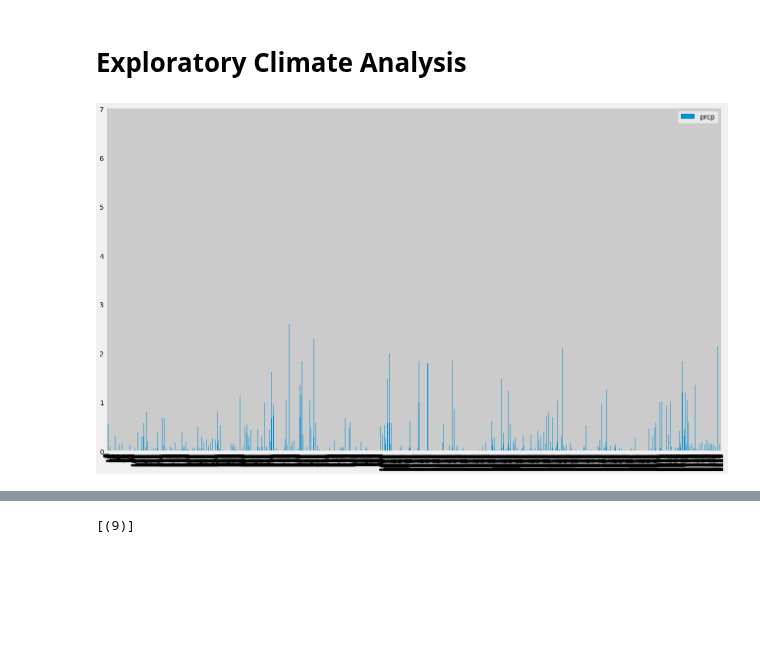
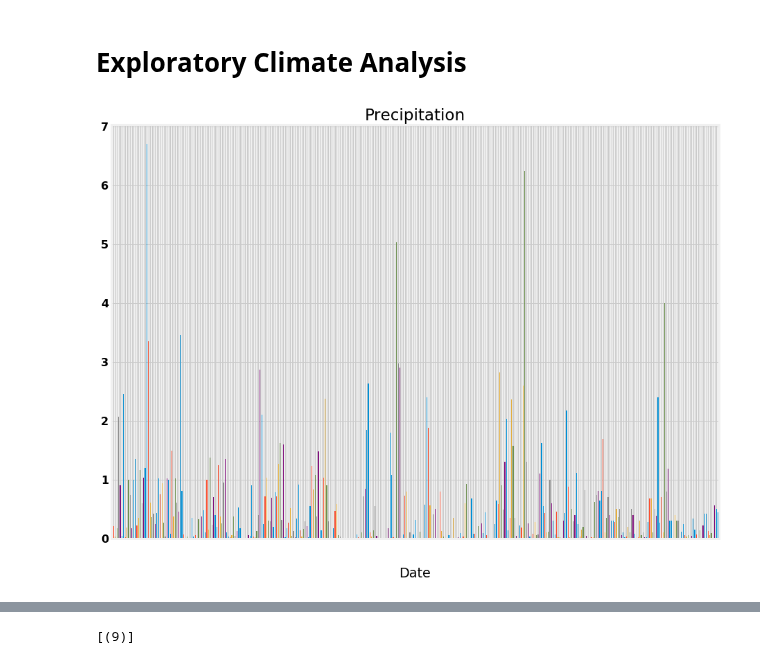
Before and after one commit to theodoremoreland/HawaiiClimateDataAPI, a Jupyter notebook: Homework/climate_starter.ipynb, the cells around one changed output, grey strips where cells are left out. Drawn from its saved outputs; the diff is of its cells as text; code cells hidden in the pictures; blank space fills up the shorter version.

Commit message:
Completed first graph.

```diff
--- a/Homework/climate_starter.ipynb
+++ b/Homework/climate_starter.ipynb
@@ -40,27 +40,35 @@ session = Session(engine)
 # %%
 # Design a query to retrieve the last 12 months of precipitation data and plot the results
 inspector = inspect(engine)
 
-columns_tb1 = inspector.get_columns('measurement') #id(int), station(txt), date(txt), prcp(flt), tobs(flt)
-columns_tb2 = inspector.get_columns('station') #id(int), station(txt), name(txt), latitude(flt), longitude(flt), elevation(flt)
+columns_tbl1 = inspector.get_columns('measurement') #id(int), station(txt), date(txt), prcp(flt), tobs(flt)
+columns_tbl2 = inspector.get_columns('station') #id(int), station(txt), name(txt), latitude(flt), longitude(flt), elevation(flt)
 
+# Calculate the date 1 year ago from the last data point in the database
 last_date = session.query(Measurement.date).order_by(Measurement.date.desc()).first()[0]
-one_year_ago = str(int(last_date[0:4]) - 1) + last_date[4:]
+one_year_ago = str(int(last_date[0:4]) - 1) + last_date[4:8] + str(int(last_date[8:10]) + 1)
 
+# Perform a query to retrieve the data and precipitation scores
 prcp_last_12_months = session.query(Measurement.date, Measurement.prcp).order_by(Measurement.date.desc())\
     .filter(func.strftime("%Y-%m-%d", Measurement.date) >= one_year_ago).all()
-
-# Calculate the date 1 year ago from the last data point in the database
-prcp_last_12_months
-# Perform a query to retrieve the data and precipitation scores
 
 # Save the query results as a Pandas DataFrame and set the index to the date column
 df = pd.DataFrame(prcp_last_12_months).set_index("date")
 
 # Sort the dataframe by date
-df.head()
+df2 = df.copy().fillna(value=0)
+df3 = df2.sort_values("date", ascending=True).iloc[0:]
+high = df3.groupby(["date"]).max()
+
 # Use Pandas Plotting with Matplotlib to plot the data
-df.plot(kind="bar", figsize=(20,12), use_index=False)
+high["prcp"].plot(kind="bar", figsize=(14,11), use_index=False, grid=True, legend=False)
+plt.title("Precipitation")
+plt.xlabel("Date")
+#plt.rcParams["font.weight"] = "bold"
+plt.rcParams.update({'font.size': 16})
+plt.rcParams["text.color"] = "black"
+plt.rcParams['axes.labelcolor'] = "black"
+plt.rcParams['xtick.color'] = "white"
 plt.show()
 # %% [output]
-[figure, old version]
+[figure, new version]
```
Also changed, not shown: parts of 3 cells of this notebook.
